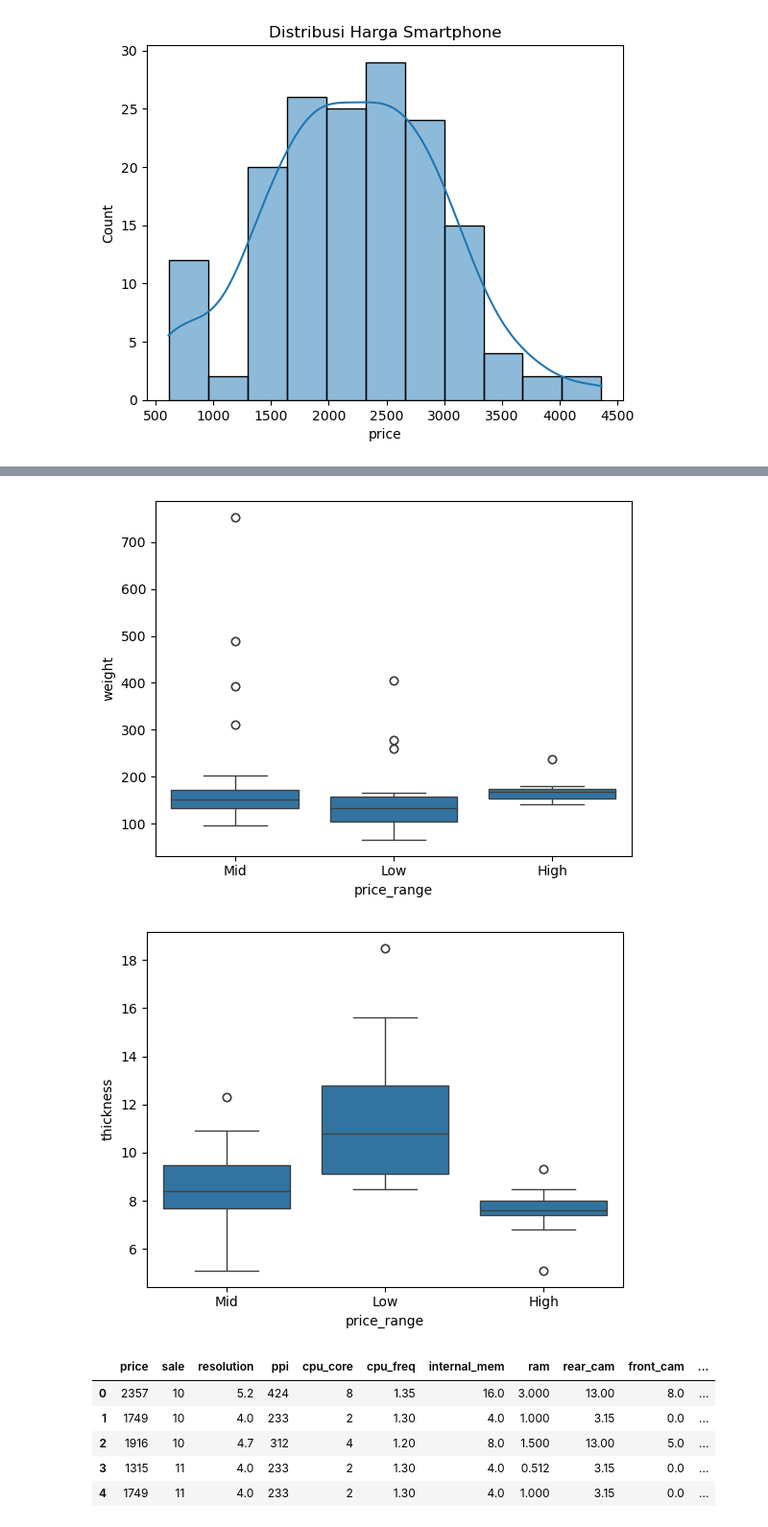
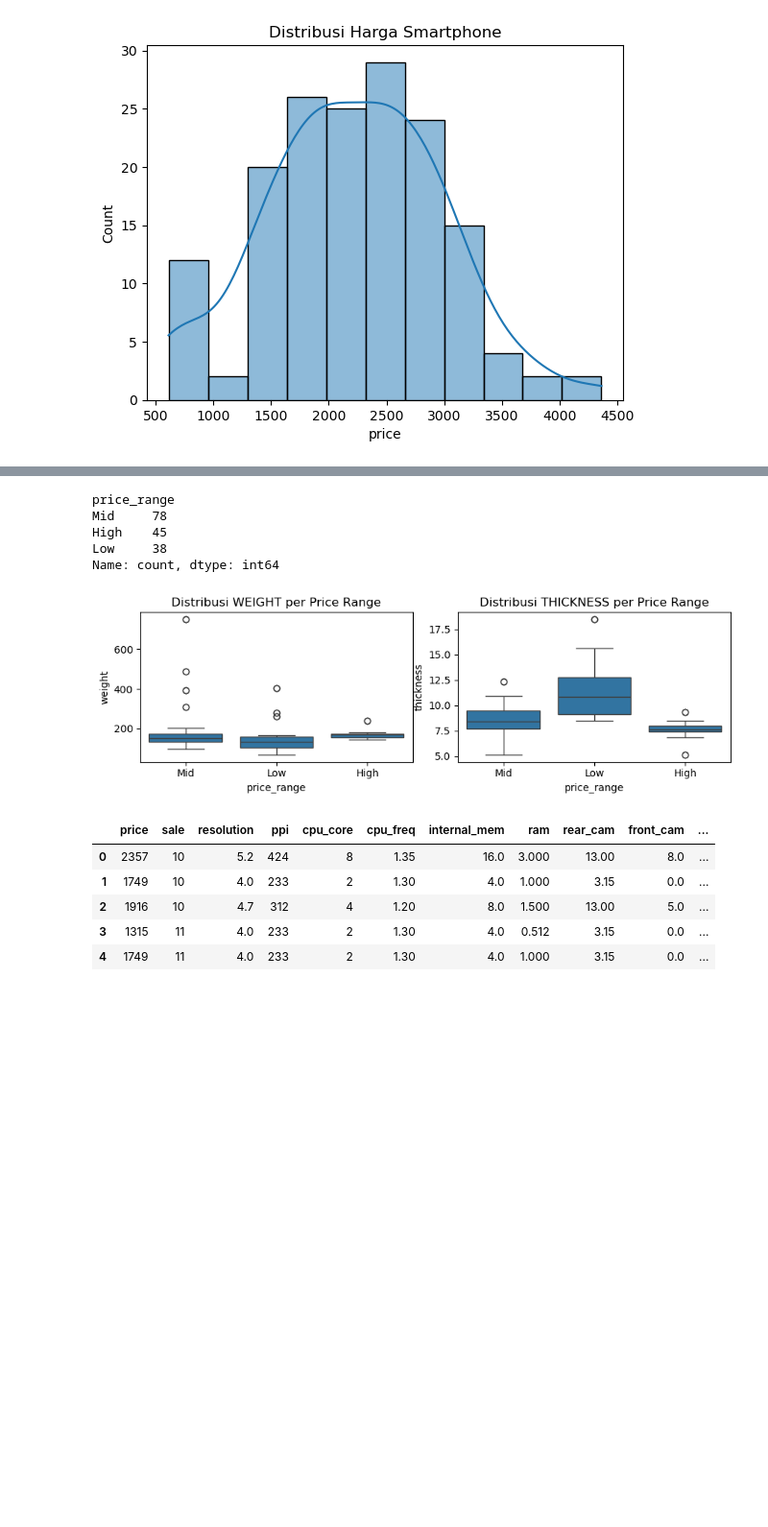
Before and after one commit to RaymussenArthur/MobilePhonePricePrediction, a Jupyter notebook: Data/Clean/CleaningData.ipynb, the cells around one changed output, grey strips where cells are left out. Shown at 96% size. Cells and saved outputs as stored; diff of their text form; code cells hidden in the pictures; blank space fills up the shorter version.

Commit message:
data cleaning a

```diff
--- a/Data/Clean/CleaningData.ipynb
+++ b/Data/Clean/CleaningData.ipynb
@@ -166,13 +81,35 @@ plot_feature_with_threshold('rear_cam')
+# %%
+def price_category(price):
+    if price < 1700:
+        return 'Low'
+    elif price < 2700:
+        return 'Mid'
+    else:
+        return 'High'
+
+df['price_range'] = df['price'].apply(price_category)
+
+df['price_range'].value_counts()
+# %% [output]
+price_range
+Mid     78
+High    45
+Low     38
+Name: count, dtype: int64
 # %%
 # Visualisation of weight and thickness by price range
-sns.boxplot(x='price_range', y='weight', data=df)
+fig, axes = plt.subplots(1, 2, figsize=(9, 3))
+
+sns.boxplot(x='price_range', y='weight', data=df, ax=axes[0])
+axes[0].set_title('Distribusi WEIGHT per Price Range')
+
+sns.boxplot(x='price_range', y='thickness', data=df, ax=axes[1])
+axes[1].set_title('Distribusi THICKNESS per Price Range')
+
+plt.tight_layout()
 plt.show()
-
-sns.boxplot(x='price_range', y='thickness', data=df)
-plt.show()
 # %% [output]
-[figure, old version]
+[figure, new version]
-[figure, removed]
 # %%
 # Because weight and thickness are not that relevant, we can drop them
 df.drop(columns=['weight', 'thickness'], inplace=True)
```
Also changed, not shown: parts of 3 cells of this notebook.
